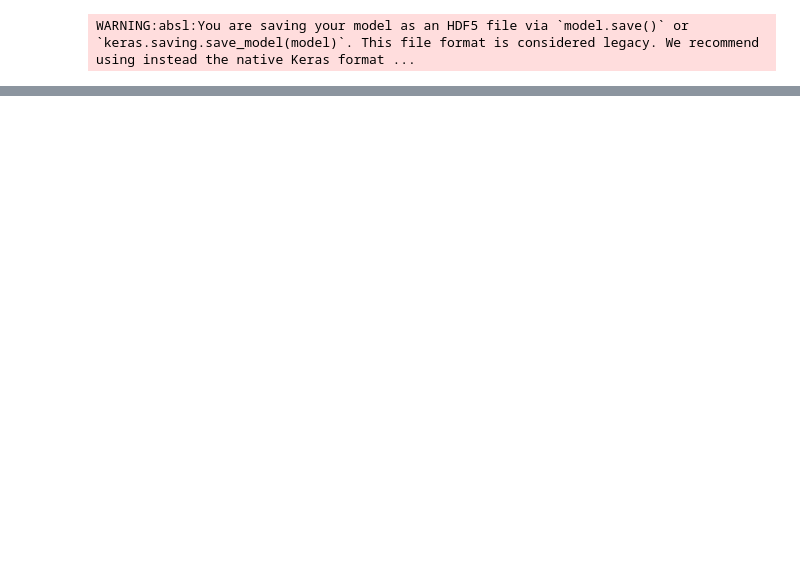
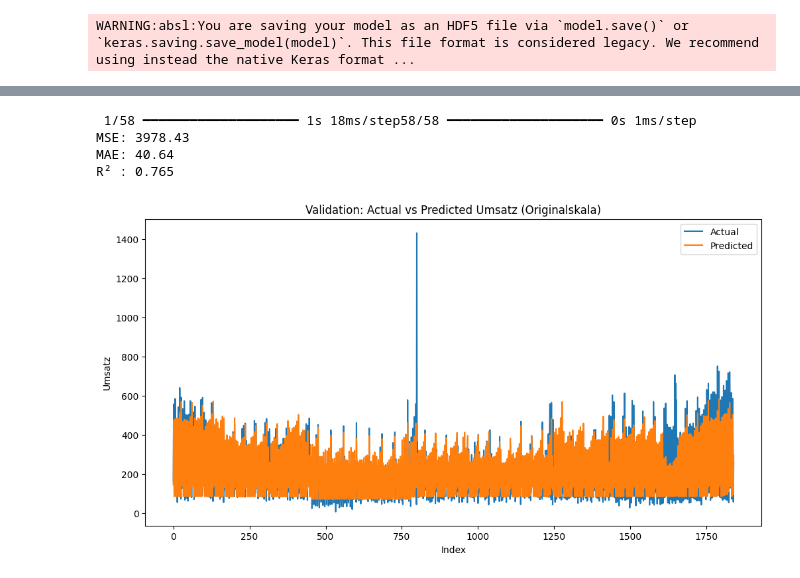
Before and after one commit to vikilouisa/Group-12---Introduction-to-Data-Science-Machine-Learning, a Jupyter notebook: neural_net_via_regression_byLone.ipynb, the cells around one changed output, grey strips where cells are left out. Cells and saved outputs as stored; diff of their text form; code cells hidden in the pictures; blank space fills up the shorter version.

```diff
--- a/neural_net_via_regression_byLone.ipynb
+++ b/neural_net_via_regression_byLone.ipynb
@@ -168,0 +216,35 @@ MSE: 55053.451, MAE: 195.279, R2: -2.254
+# %%
+#predictions
+future_df = X_val.copy()  #using validation data as example for future data, already without "umsatz"
+
+X_future_scaled = scaler.transform(future_df)
+future_predictions = model.predict(X_future_scaled).flatten()
+
+# Rücktransformation in Originalskala
+future_predictions_original = np.expm1(future_predictions)
+future_df['predicted_umsatz'] = future_predictions_original
+
+#comparison with actual values
+mse = mean_squared_error(y_val, future_predictions_original)
+mae = mean_absolute_error(y_val, future_predictions_original)
+r2  = r2_score(y_val, future_predictions_original)
+print(f"MSE: {mse:.2f}")
+print(f"MAE: {mae:.2f}")
+print(f"R² : {r2:.3f}")
+
+#visualize future predictions
+import matplotlib.pyplot as plt
+plt.figure(figsize=(12,6))
+plt.plot(y_val.values, label='Actual')
+plt.plot(future_predictions_original, label='Predicted')
+plt.xlabel('Index')
+plt.ylabel('Umsatz')
+plt.title('Validation: Actual vs Predicted Umsatz (Originalskala)')
+plt.legend()
+plt.show()
+# %% [output]
+ 1/58 ━━━━━━━━━━━━━━━━━━━━ 1s 18ms/step58/58 ━━━━━━━━━━━━━━━━━━━━ 0s 1ms/step
+MSE: 3978.43
+MAE: 40.64
+R² : 0.765
+[figure, added]
```
Also changed, not shown: parts of 9 cells of this notebook, 1 other file.
